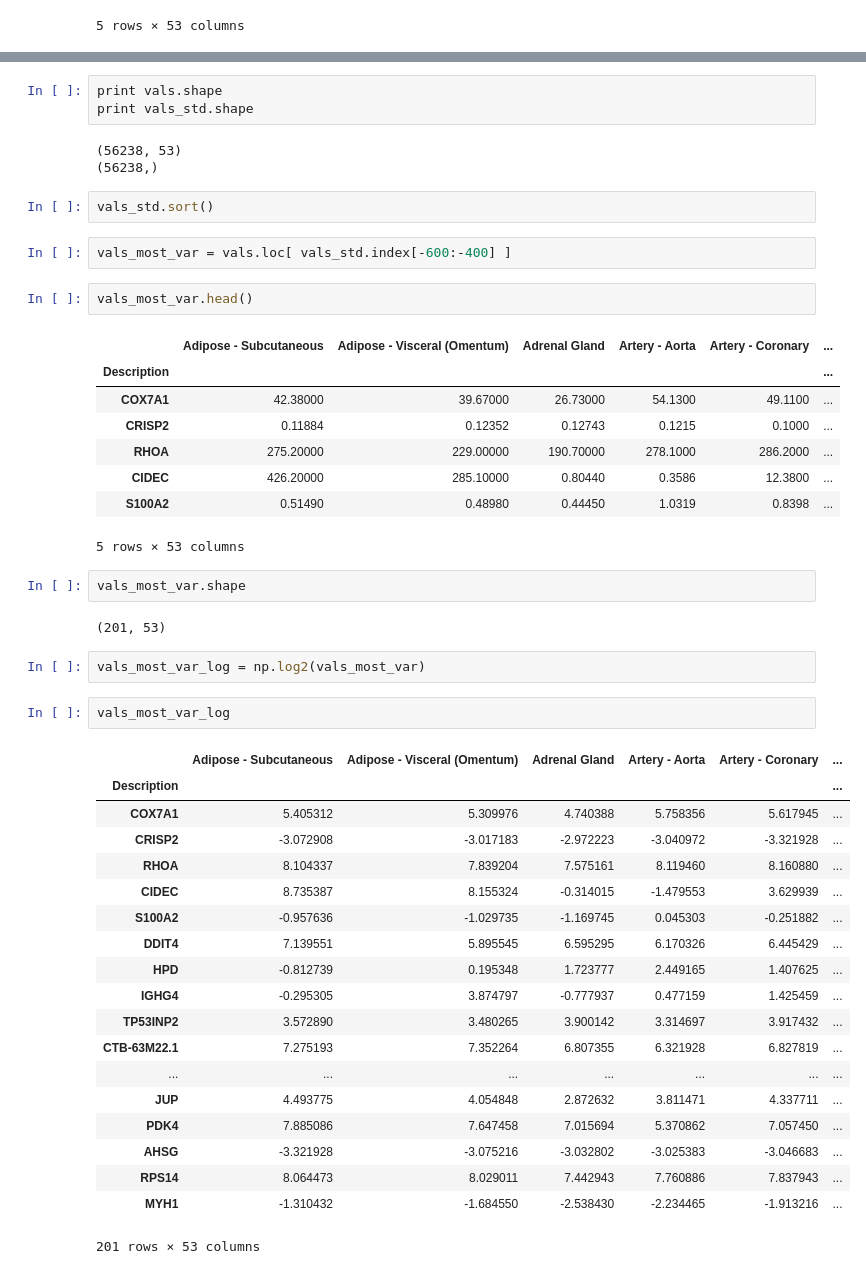
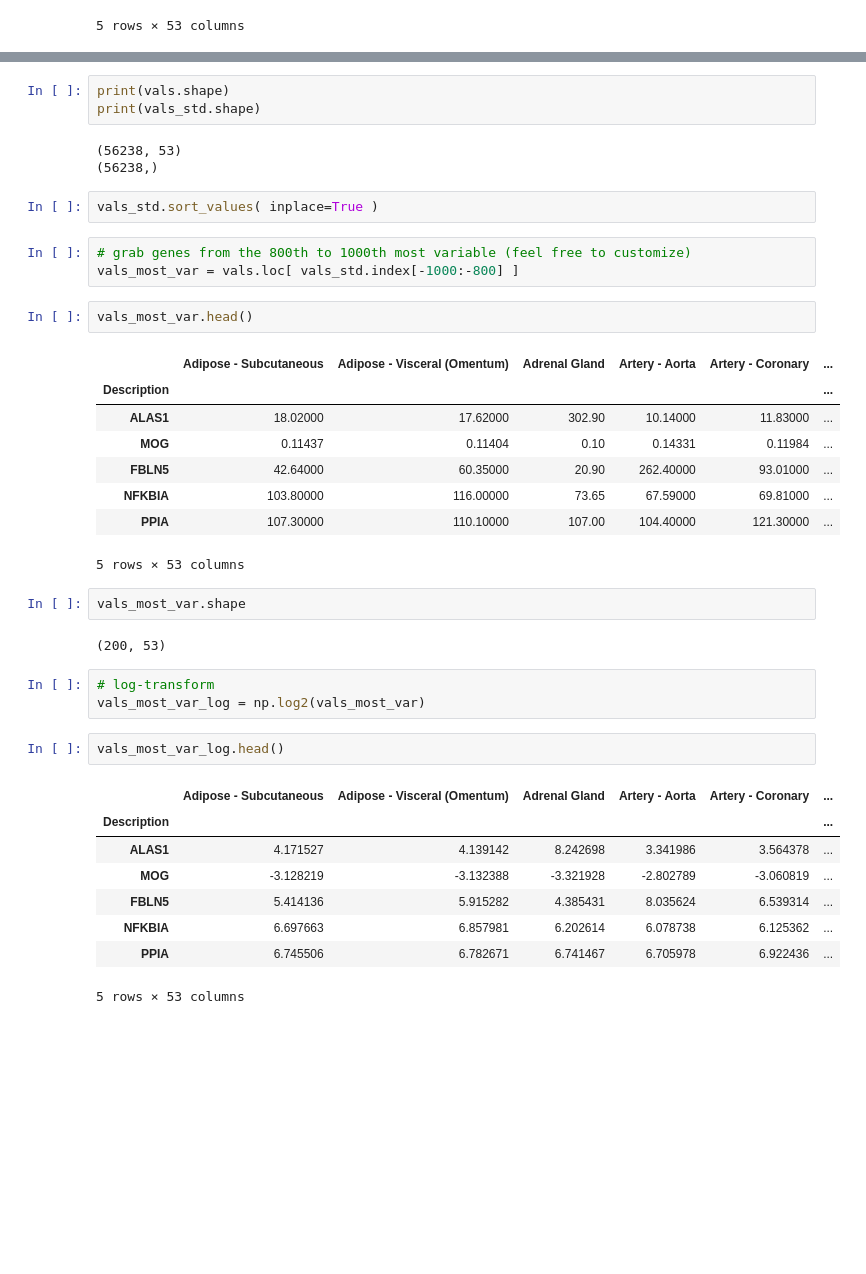
Before and after one commit to dcmb-courses/bioinf606-2019, a Jupyter notebook: class-material/day2_visualization_with_seaborn.ipynb, the cells around one changed output, grey strips where cells are left out. Saved outputs shown, nothing was run; the diff lists cells and outputs as text; blank space fills up the shorter version.

```diff
--- a/class-material/day2_visualization_with_seaborn.ipynb
+++ b/class-material/day2_visualization_with_seaborn.ipynb
@@ -94,49 +105,40 @@ vals_std=vals.std(axis=1)
 # %%
-print vals.shape
-print vals_std.shape
+print(vals.shape)
+print(vals_std.shape)
 # %% [output]
 (56238, 53)
 (56238,)
-# %%
-vals_std.sort()
-# %%
-vals_most_var = vals.loc[ vals_std.index[-600:-400] ]
+# %%
+vals_std.sort_values( inplace=True )
+# %%
+# grab genes from the 800th to 1000th most variable (feel free to customize)
+vals_most_var = vals.loc[ vals_std.index[-1000:-800] ]
 # %%
 vals_most_var.head()
 # %% [output]
 |  | Adipose - Subcutaneous | Adipose - Visceral (Omentum) | Adrenal Gland | Artery - Aorta | Artery - Coronary | ... |
 | Description |  |  |  |  |  | ... |
-| COX7A1 | 42.38000 | 39.67000 | 26.73000 | 54.1300 | 49.1100 | ... |
-| CRISP2 | 0.11884 | 0.12352 | 0.12743 | 0.1215 | 0.1000 | ... |
-| RHOA | 275.20000 | 229.00000 | 190.70000 | 278.1000 | 286.2000 | ... |
-| CIDEC | 426.20000 | 285.10000 | 0.80440 | 0.3586 | 12.3800 | ... |
-| S100A2 | 0.51490 | 0.48980 | 0.44450 | 1.0319 | 0.8398 | ... |
+| ALAS1 | 18.02000 | 17.62000 | 302.90 | 10.14000 | 11.83000 | ... |
+| MOG | 0.11437 | 0.11404 | 0.10 | 0.14331 | 0.11984 | ... |
+| FBLN5 | 42.64000 | 60.35000 | 20.90 | 262.40000 | 93.01000 | ... |
+| NFKBIA | 103.80000 | 116.00000 | 73.65 | 67.59000 | 69.81000 | ... |
+| PPIA | 107.30000 | 110.10000 | 107.00 | 104.40000 | 121.30000 | ... |
 5 rows × 53 columns
 # %%
 vals_most_var.shape
 # %% [output]
-(201, 53)
+(200, 53)
 # %%
+# log-transform
 vals_most_var_log = np.log2(vals_most_var)
 # %%
-vals_most_var_log
+vals_most_var_log.head()
 # %% [output]
 |  | Adipose - Subcutaneous | Adipose - Visceral (Omentum) | Adrenal Gland | Artery - Aorta | Artery - Coronary | ... |
 | Description |  |  |  |  |  | ... |
-| COX7A1 | 5.405312 | 5.309976 | 4.740388 | 5.758356 | 5.617945 | ... |
-| CRISP2 | -3.072908 | -3.017183 | -2.972223 | -3.040972 | -3.321928 | ... |
-| RHOA | 8.104337 | 7.839204 | 7.575161 | 8.119460 | 8.160880 | ... |
-| CIDEC | 8.735387 | 8.155324 | -0.314015 | -1.479553 | 3.629939 | ... |
-| S100A2 | -0.957636 | -1.029735 | -1.169745 | 0.045303 | -0.251882 | ... |
-| DDIT4 | 7.139551 | 5.895545 | 6.595295 | 6.170326 | 6.445429 | ... |
-| HPD | -0.812739 | 0.195348 | 1.723777 | 2.449165 | 1.407625 | ... |
-| IGHG4 | -0.295305 | 3.874797 | -0.777937 | 0.477159 | 1.425459 | ... |
-| TP53INP2 | 3.572890 | 3.480265 | 3.900142 | 3.314697 | 3.917432 | ... |
-| CTB-63M22.1 | 7.275193 | 7.352264 | 6.807355 | 6.321928 | 6.827819 | ... |
-| ... | ... | ... | ... | ... | ... | ... |
-| JUP | 4.493775 | 4.054848 | 2.872632 | 3.811471 | 4.337711 | ... |
-| PDK4 | 7.885086 | 7.647458 | 7.015694 | 5.370862 | 7.057450 | ... |
-| AHSG | -3.321928 | -3.075216 | -3.032802 | -3.025383 | -3.046683 | ... |
-| RPS14 | 8.064473 | 8.029011 | 7.442943 | 7.760886 | 7.837943 | ... |
-| MYH1 | -1.310432 | -1.684550 | -2.538430 | -2.234465 | -1.913216 | ... |
+| ALAS1 | 4.171527 | 4.139142 | 8.242698 | 3.341986 | 3.564378 | ... |
+| MOG | -3.128219 | -3.132388 | -3.321928 | -2.802789 | -3.060819 | ... |
+| FBLN5 | 5.414136 | 5.915282 | 4.385431 | 8.035624 | 6.539314 | ... |
+| NFKBIA | 6.697663 | 6.857981 | 6.202614 | 6.078738 | 6.125362 | ... |
+| PPIA | 6.745506 | 6.782671 | 6.741467 | 6.705978 | 6.922436 | ... |
-201 rows × 53 columns
+5 rows × 53 columns
```
Also changed, not shown: parts of 19 cells of this notebook, 10 other files.
